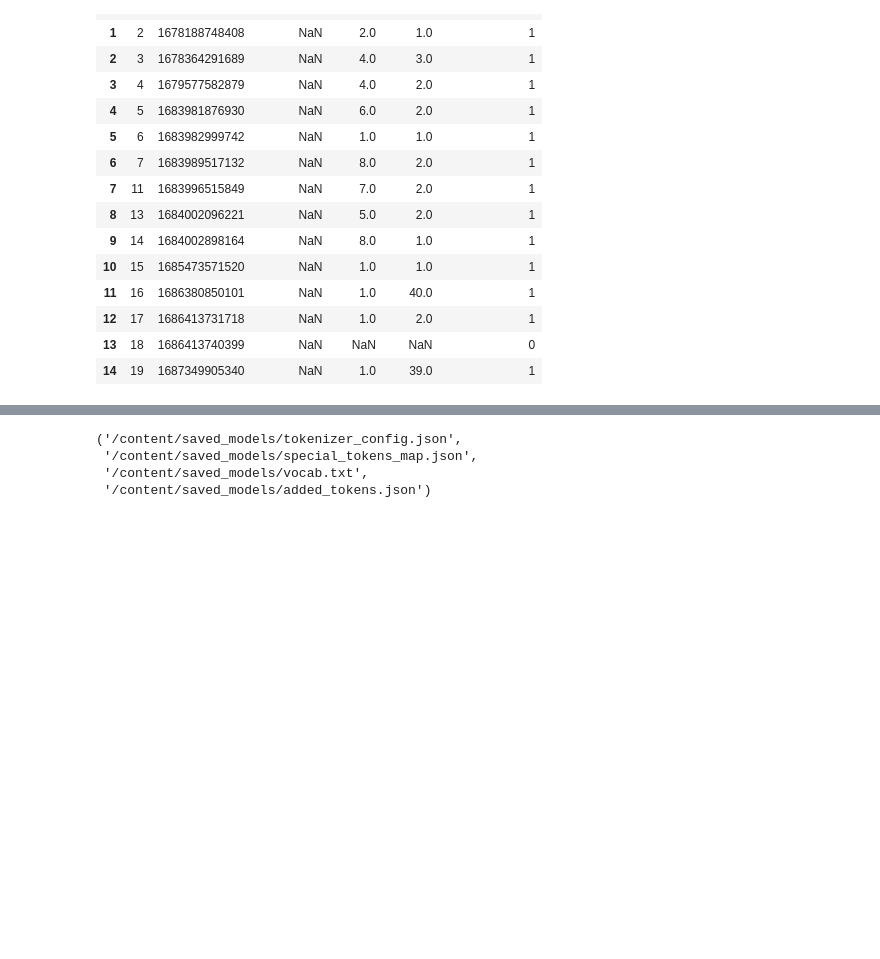
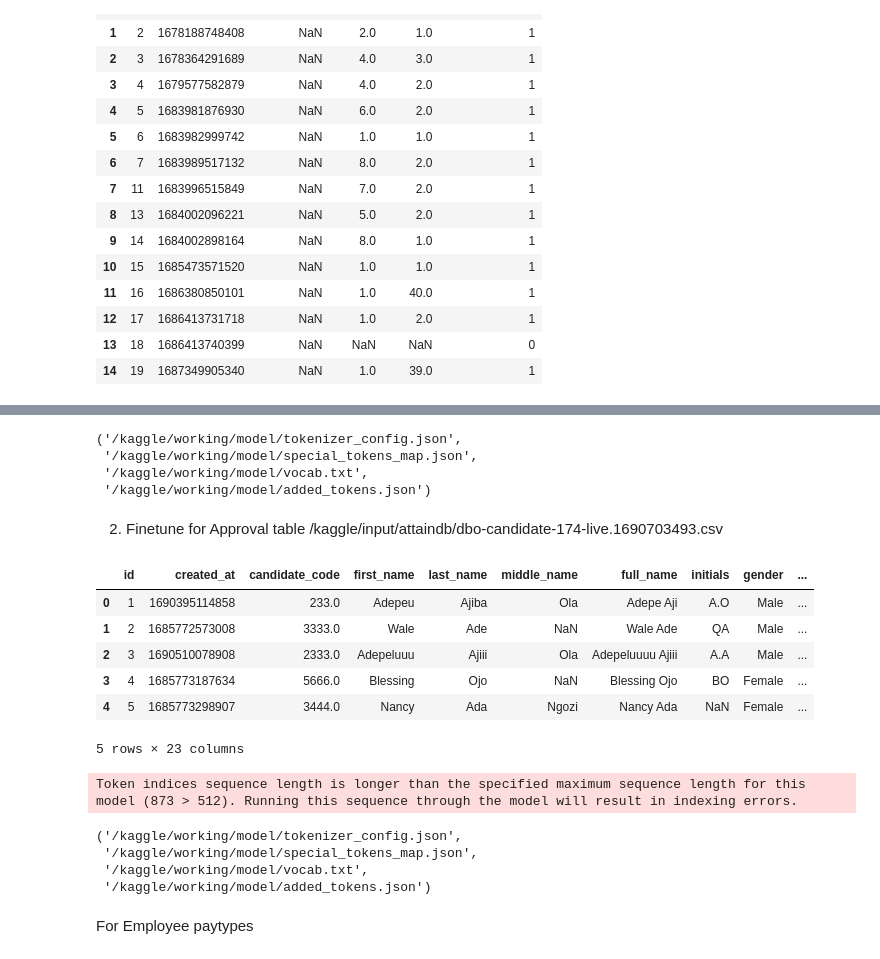
Before and after one commit to faruq2021/My-ML-MODEL-NOTEBOOKS, a Jupyter notebook: attainhelp.ipynb, the cells around one changed output, grey strips where cells are left out. Drawn from its saved outputs; the diff is of its cells as text; code cells hidden in the pictures; blank space fills up the shorter version.

Commit message:
Kaggle Notebook | AttainHelp | Version 2

```diff
--- a/attainhelp.ipynb
+++ b/attainhelp.ipynb
@@ -167,12 +185,25 @@ Some weights of TapasForQuestionAnswering were not initialized from the model ch
 You should probably TRAIN this model on a down-stream task to be able to use it for predictions and inference.
 # %%
-output_dir = "/content/saved_models"
-
-# Save the model and tokenizer
+output_dir = "/kaggle/working/model"  # Modify this path accordingly
 model.save_pretrained(output_dir)
 tokenizer.save_pretrained(output_dir)
 # %% [output]
-('/content/saved_models/tokenizer_config.json',
- '/content/saved_models/special_tokens_map.json',
- '/content/saved_models/vocab.txt',
- '/content/saved_models/added_tokens.json')
+('/kaggle/working/model/tokenizer_config.json',
+ '/kaggle/working/model/special_tokens_map.json',
+ '/kaggle/working/model/vocab.txt',
+ '/kaggle/working/model/added_tokens.json')
+# %% [markdown]
+2. Finetune for Approval table
+/kaggle/input/attaindb/dbo-candidate-174-live.1690703493.csv
+# %%
+table=pd.read_csv("/kaggle/input/attaindb/dbo-candidate-174-live.1690703493.csv")
+# %%
+table.head()
+# %% [output]
+|  | id | created_at | candidate_code | first_name | last_name | middle_name | full_name | initials | gender | ... |
+| 0 | 1 | 1690395114858 | 233.0 | Adepeu | Ajiba | Ola | Adepe Aji | A.O | Male | ... |
+| 1 | 2 | 1685772573008 | 3333.0 | Wale | Ade | NaN | Wale Ade | QA | Male | ... |
+| 2 | 3 | 1690510078908 | 2333.0 | Adepeluuu | Ajiii | Ola | Adepeluuuu Ajiii | A.A | Male | ... |
+| 3 | 4 | 1685773187634 | 5666.0 | Blessing | Ojo | NaN | Blessing Ojo | BO | Female | ... |
+| 4 | 5 | 1685773298907 | 3444.0 | Nancy | Ada | Ngozi | Nancy Ada | NaN | Female | ... |
+5 rows × 23 columns
@@ -178,0 +224,13 @@ tokenizer.save_pretrained(output_dir)
+# %%
+# Tokenize the data
+tokenizer = TapasTokenizer.from_pretrained("/kaggle/working/model")
+inputs = tokenizer(
+    table=table.astype(str),  # Convert table data to text-only
+    queries=questions,
+    answer_coordinates=answer_coordinates,
+    answer_text=answer_text,
+    padding= True,
+    return_tensors="pt",
+)
+# %% [output]
+Token indices sequence length is longer than the specified maximum sequence length for this model (873 > 512). Running this sequence through the model will result in indexing errors.
@@ -178,0 +313,11 @@ tokenizer.save_pretrained(output_dir)
+# %%
+output_dir = "/kaggle/working/model"  # Modify this path accordingly
+model.save_pretrained(output_dir)
+tokenizer.save_pretrained(output_dir)
+# %% [output]
+('/kaggle/working/model/tokenizer_config.json',
+ '/kaggle/working/model/special_tokens_map.json',
+ '/kaggle/working/model/vocab.txt',
+ '/kaggle/working/model/added_tokens.json')
+# %% [markdown]
+For Employee paytypes
```
Also changed, not shown: parts of 37 cells of this notebook.
